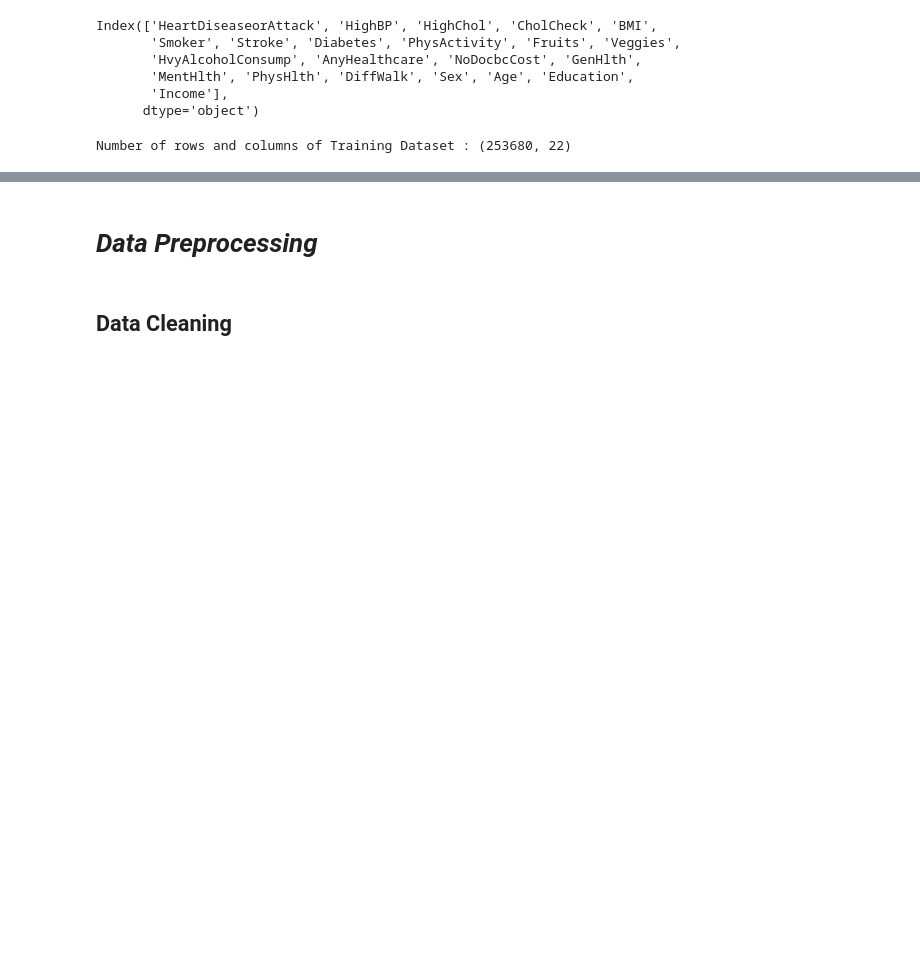
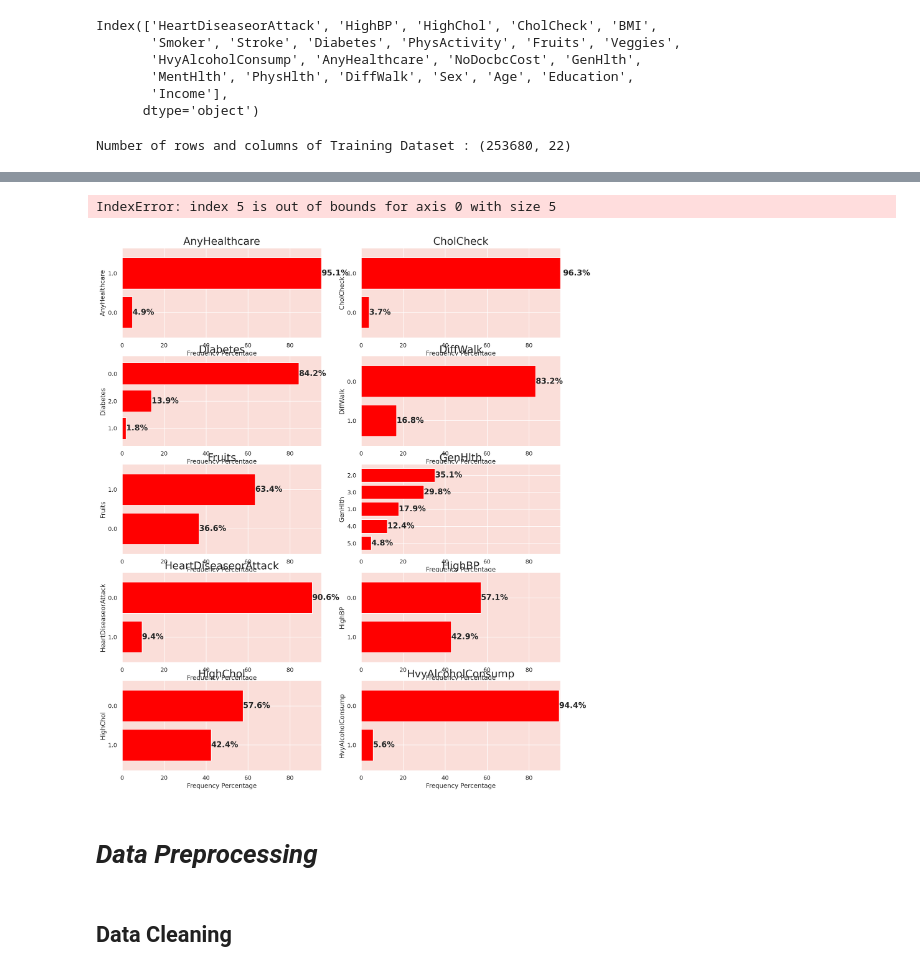
Before and after one commit to Sachin20010517/sca-supervised-prediction-model, a Jupyter notebook: sudden_cardiac_arrest.ipynb, the cells around one changed output, grey strips where cells are left out. Drawn from its saved outputs; the diff is of its cells as text; code cells hidden in the pictures; blank space fills up the shorter version.

```diff
--- a/sudden_cardiac_arrest.ipynb
+++ b/sudden_cardiac_arrest.ipynb
@@ -83,3 +185,44 @@ sca_df.describe().T
+# %%
+# Filter out categorical features for the univariate analysis
+categorical_features = sca_df.columns.difference(continuous_features)
+df_categorical = sca_df[categorical_features]
+# %%
+# Set the resolution of the plotted figures
+plt.rcParams['figure.dpi'] = 200
+
+# Configure Seaborn plot styles: Set background color and use dark grid
+sns.set(rc={'axes.facecolor': '#faded9'}, style='darkgrid')
+# %%
+# Set up the subplot for a 4x2 layout
+fig, ax = plt.subplots(nrows=5, ncols=2, figsize=(15, 18))
+
+# Loop to plot bar charts for each categorical feature in the 4x2 layout
+for i, col in enumerate(categorical_features):
+    row = i // 2
+    col_idx = i % 2
+
+    # Calculate frequency percentages
+    value_counts = sca_df[col].value_counts(normalize=True).mul(100).sort_values()
+
+    # Plot bar chart
+    value_counts.plot(kind='barh', ax=ax[row, col_idx], width=0.8, color='red')
+
+    # Add frequency percentages to the bars
+    for index, value in enumerate(value_counts):
+        ax[row, col_idx].text(value, index, str(round(value, 1)) + '%', fontsize=15, weight='bold', va='center')
+
+    ax[row, col_idx].set_xlim([0, 95])
+    ax[row, col_idx].set_xlabel('Frequency Percentage', fontsize=12)
+    ax[row, col_idx].set_title(f'{col}', fontsize=20)
+
+ax[4,1].axis('off')
+plt.suptitle('Distribution of Categorical Variables', fontsize=22)
+plt.tight_layout()
+plt.subplots_adjust(top=0.95)
+plt.show()
+# %% [output]
+IndexError: index 5 is out of bounds for axis 0 with size 5
+[figure, added]
 # %% [markdown]
 # ***Data Preprocessing***
 # %% [markdown]
```
Also changed, not shown: parts of 26 cells of this notebook.
